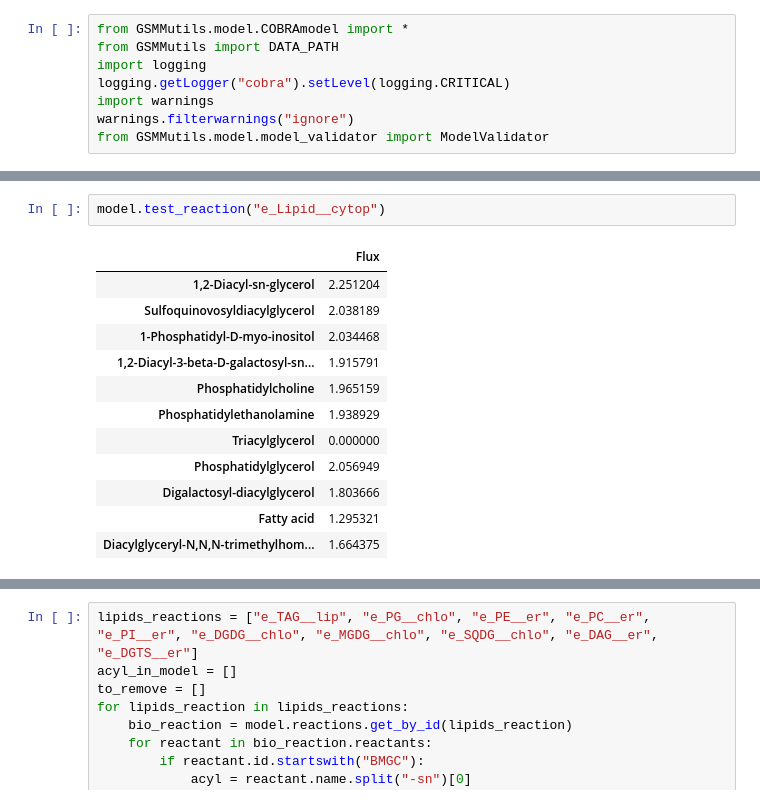
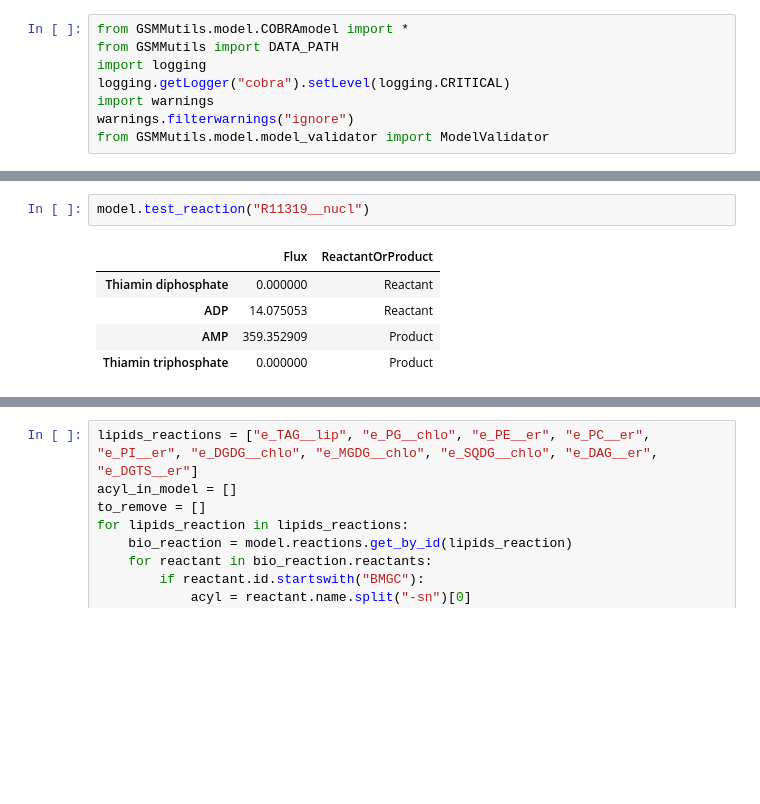
Before and after one commit to ecunha1996/GSMMutils, a Jupyter notebook: examples/Ngaditana.ipynb, the cells around one changed output, grey strips where cells are left out. Cells and saved outputs as stored; diff of their text form; blank space fills up the shorter version.

Commit message:
[ADD] products to test reaction & dFBA changes

```diff
--- a/examples/Ngaditana.ipynb
+++ b/examples/Ngaditana.ipynb
@@ -49,15 +85,8 @@ sol.loc[abs(sol.fluxes) >100]
 # %%
-model.test_reaction("e_Lipid__cytop")
+model.test_reaction("R11319__nucl")
 # %% [output]
-|  | Flux |
-| 1,2-Diacyl-sn-glycerol | 2.251204 |
-| Sulfoquinovosyldiacylglycerol | 2.038189 |
-| 1-Phosphatidyl-D-myo-inositol | 2.034468 |
-| 1,2-Diacyl-3-beta-D-galactosyl-sn... | 1.915791 |
-| Phosphatidylcholine | 1.965159 |
-| Phosphatidylethanolamine | 1.938929 |
-| Triacylglycerol | 0.000000 |
-| Phosphatidylglycerol | 2.056949 |
-| Digalactosyl-diacylglycerol | 1.803666 |
-| Fatty acid | 1.295321 |
-| Diacylglyceryl-N,N,N-trimethylhom... | 1.664375 |
+|  | Flux | ReactantOrProduct |
+| Thiamin diphosphate | 0.000000 | Reactant |
+| ADP | 14.075053 | Reactant |
+| AMP | 359.352909 | Product |
+| Thiamin triphosphate | 0.000000 | Product |
```
Also changed, not shown: parts of 31 cells of this notebook, 7 other files.
